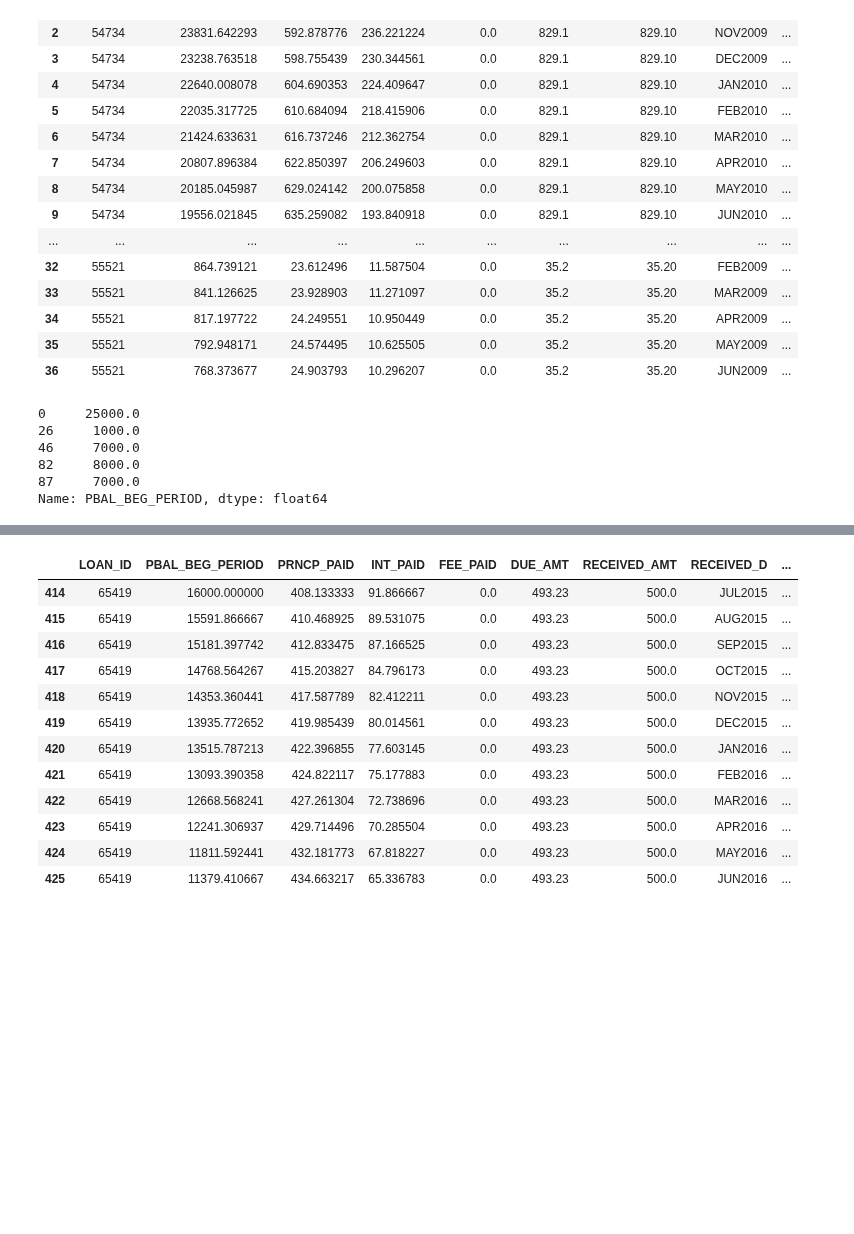
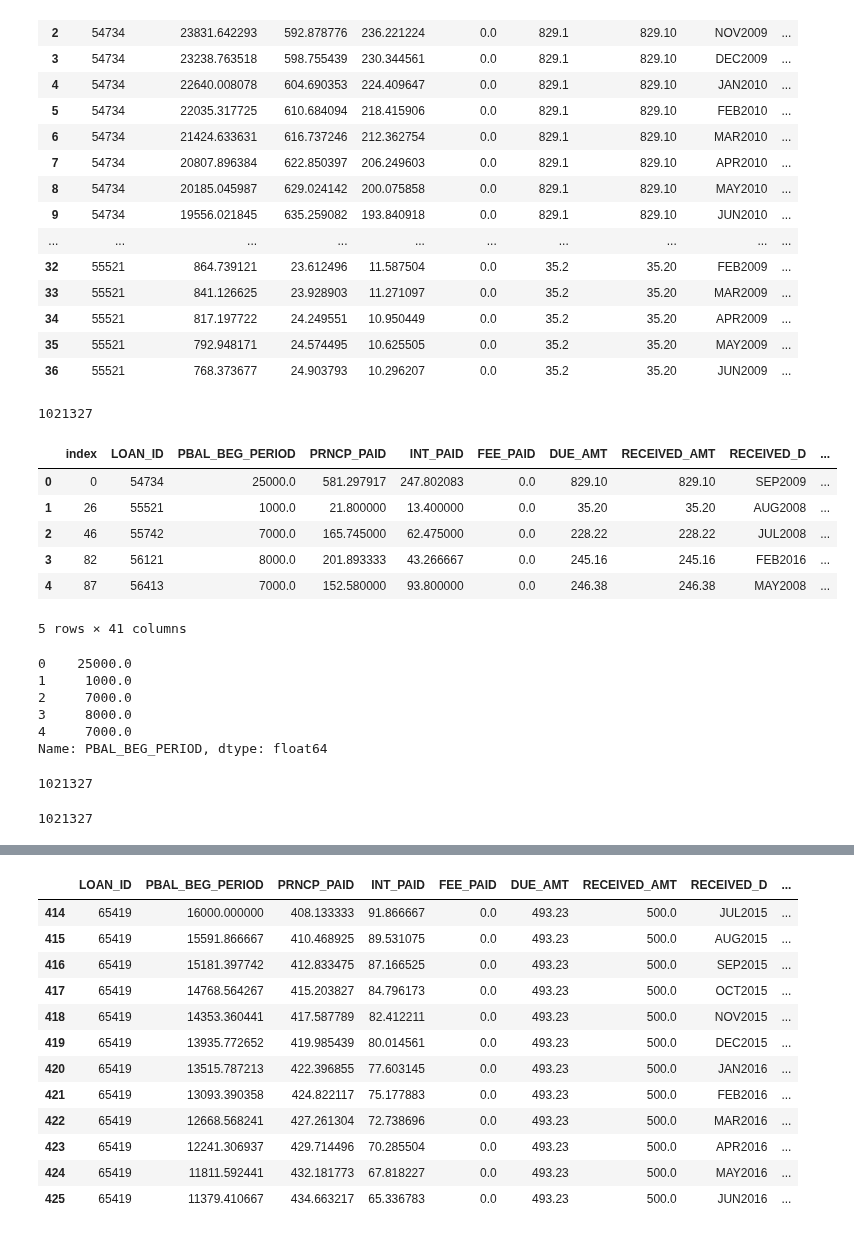
Before and after one commit to j-linx/Insight, a Jupyter notebook: LC_MishaUpload-BasicAnalysis.ipynb, the cells around one changed output, grey strips where cells are left out. Cells and saved outputs as stored; diff of their text form; code cells hidden in the pictures; blank space fills up the shorter version.

```diff
--- a/LC_MishaUpload-BasicAnalysis.ipynb
+++ b/LC_MishaUpload-BasicAnalysis.ipynb
@@ -163,15 +163,35 @@ df.iloc[0:37,0:11]
 ### Get the initial loan amounts
 
 temp = df.drop_duplicates('LOAN_ID', keep='first')
-PBAL_Begin = temp['PBAL_BEG_PERIOD']
-PBAL_Begin[0:5]
+index = pd.Series(range(len(temp)))
+temp.reset_index('index',inplace=True)
+len(temp)
 # %% [output]
-0     25000.0
-26     1000.0
-46     7000.0
-82     8000.0
-87     7000.0
-Name: PBAL_BEG_PERIOD, dtype: float64
+1021327
+# %%
+temp.head()
+# %% [output]
+|  | index | LOAN_ID | PBAL_BEG_PERIOD | PRNCP_PAID | INT_PAID | FEE_PAID | DUE_AMT | RECEIVED_AMT | RECEIVED_D | ... |
+| 0 | 0 | 54734 | 25000.0 | 581.297917 | 247.802083 | 0.0 | 829.10 | 829.10 | SEP2009 | ... |
+| 1 | 26 | 55521 | 1000.0 | 21.800000 | 13.400000 | 0.0 | 35.20 | 35.20 | AUG2008 | ... |
+| 2 | 46 | 55742 | 7000.0 | 165.745000 | 62.475000 | 0.0 | 228.22 | 228.22 | JUL2008 | ... |
+| 3 | 82 | 56121 | 8000.0 | 201.893333 | 43.266667 | 0.0 | 245.16 | 245.16 | FEB2016 | ... |
+| 4 | 87 | 56413 | 7000.0 | 152.580000 | 93.800000 | 0.0 | 246.38 | 246.38 | MAY2008 | ... |
+5 rows × 41 columns
+# %%
+PBAL_Begin = temp['PBAL_BEG_PERIOD']
+PBAL_Begin[0:5]
+# %% [output]
+0    25000.0
+1     1000.0
+2     7000.0
+3     8000.0
+4     7000.0
+Name: PBAL_BEG_PERIOD, dtype: float64
+# %%
+len(PBAL_Begin)
+# %% [output]
+1021327
 # %%
 ############################################################################################################
 ####### Keeping only data critical to THIS (below) definition of default #######
@@ -181,5 +201,8 @@ Name: PBAL_BEG_PERIOD, dtype: float64
 ## at which point, PBAL_END_PERIOD = 0 if loan paid in full
 
 df2 = df.drop_duplicates('LOAN_ID', keep='last')
+len(df2)
+# %% [output]
+1021327
 # %%
 ##### Replace PBAL_BEG_PERIOD column with PBAL_Begin in df2
```
Also changed, not shown: parts of 8 cells of this notebook, 5 other files.
